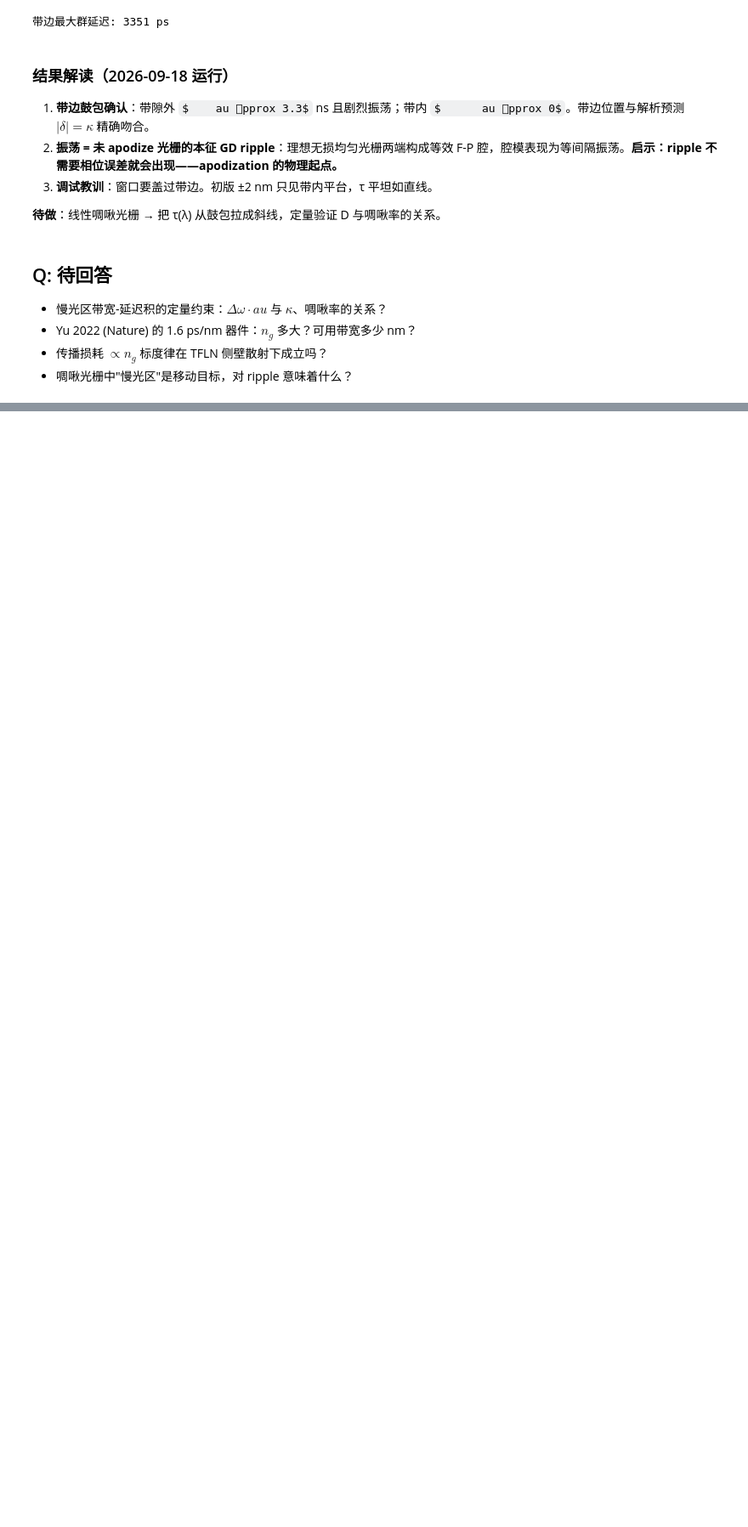
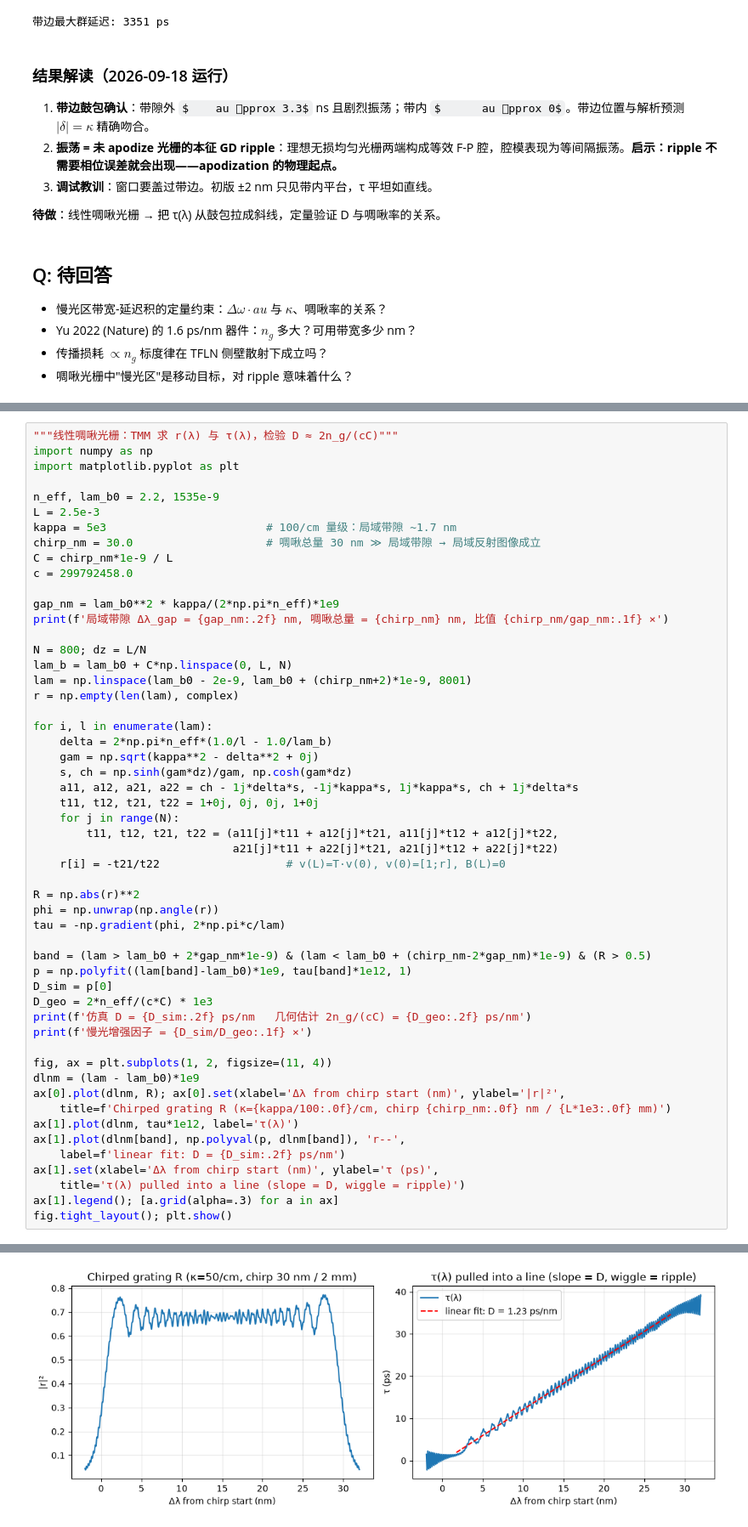
Before and after one commit to Zengyi-Xu/tfln-dispersion-lab, a Jupyter notebook: lab-note.ipynb, the cells around one changed output, grey strips where cells are left out. Shown at 85% size. Saved outputs shown, nothing was run; the diff lists cells and outputs as text; some formulas as TeX source; blank space fills up the shorter version.

Commit message:
sec 4: chirped grating TMM - D=1.23 ps/nm verified vs 2n_g/(cC); ripple visible; chirp>bandgap criterion

```diff
--- a/lab-note.ipynb
+++ b/lab-note.ipynb
@@ -86,0 +103,54 @@ print(f'带边最大群延迟: {tau.max()*1e12:.0f} ps')
+# %%
+"""线性啁啾光栅：TMM 求 r(λ) 与 τ(λ)，检验 D ≈ 2n_g/(cC)"""
+import numpy as np
+import matplotlib.pyplot as plt
+
+n_eff, lam_b0 = 2.2, 1535e-9
+L = 2.5e-3
+kappa = 5e3                        # 100/cm 量级：局域带隙 ~1.7 nm
+chirp_nm = 30.0                    # 啁啾总量 30 nm ≫ 局域带隙 → 局域反射图像成立
+C = chirp_nm*1e-9 / L
+c = 299792458.0
+
+gap_nm = lam_b0**2 * kappa/(2*np.pi*n_eff)*1e9
+print(f'局域带隙 Δλ_gap = {gap_nm:.2f} nm, 啁啾总量 = {chirp_nm} nm, 比值 {chirp_nm/gap_nm:.1f} ×')
+
+N = 800; dz = L/N
+lam_b = lam_b0 + C*np.linspace(0, L, N)
+lam = np.linspace(lam_b0 - 2e-9, lam_b0 + (chirp_nm+2)*1e-9, 8001)
+r = np.empty(len(lam), complex)
+
+for i, l in enumerate(lam):
+    delta = 2*np.pi*n_eff*(1.0/l - 1.0/lam_b)
+    gam = np.sqrt(kappa**2 - delta**2 + 0j)
+    s, ch = np.sinh(gam*dz)/gam, np.cosh(gam*dz)
+    a11, a12, a21, a22 = ch - 1j*delta*s, -1j*kappa*s, 1j*kappa*s, ch + 1j*delta*s
+    t11, t12, t21, t22 = 1+0j, 0j, 0j, 1+0j
+    for j in range(N):
+        t11, t12, t21, t22 = (a11[j]*t11 + a12[j]*t21, a11[j]*t12 + a12[j]*t22,
+                              a21[j]*t11 + a22[j]*t21, a21[j]*t12 + a22[j]*t22)
+    r[i] = -t21/t22                   # v(L)=T·v(0), v(0)=[1;r], B(L)=0
+
+R = np.abs(r)**2
+phi = np.unwrap(np.angle(r))
+tau = -np.gradient(phi, 2*np.pi*c/lam)
+
+band = (lam > lam_b0 + 2*gap_nm*1e-9) & (lam < lam_b0 + (chirp_nm-2*gap_nm)*1e-9) & (R > 0.5)
+p = np.polyfit((lam[band]-lam_b0)*1e9, tau[band]*1e12, 1)
+D_sim = p[0]
+D_geo = 2*n_eff/(c*C) * 1e3
+print(f'仿真 D = {D_sim:.2f} ps/nm   几何估计 2n_g/(cC) = {D_geo:.2f} ps/nm')
+print(f'慢光增强因子 = {D_sim/D_geo:.1f} ×')
+
+fig, ax = plt.subplots(1, 2, figsize=(11, 4))
+dlnm = (lam - lam_b0)*1e9
+ax[0].plot(dlnm, R); ax[0].set(xlabel='Δλ from chirp start (nm)', ylabel='|r|²',
+    title=f'Chirped grating R (κ={kappa/100:.0f}/cm, chirp {chirp_nm:.0f} nm / {L*1e3:.0f} mm)')
+ax[1].plot(dlnm, tau*1e12, label='τ(λ)')
+ax[1].plot(dlnm[band], np.polyval(p, dlnm[band]), 'r--',
+    label=f'linear fit: D = {D_sim:.2f} ps/nm')
+ax[1].set(xlabel='Δλ from chirp start (nm)', ylabel='τ (ps)',
+    title='τ(λ) pulled into a line (slope = D, wiggle = ripple)')
+ax[1].legend(); [a.grid(alpha=.3) for a in ax]
+fig.tight_layout(); plt.show()
+# %% [output]
@@ -86,0 +160 @@ print(f'带边最大群延迟: {tau.max()*1e12:.0f} ps')
+[figure, added]
```
Also changed, not shown: parts of 3 cells of this notebook, 1 other file.
